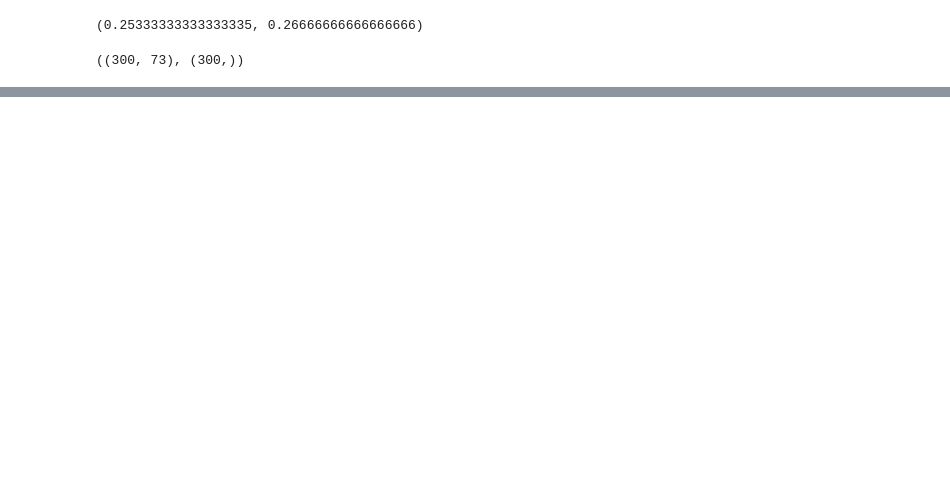
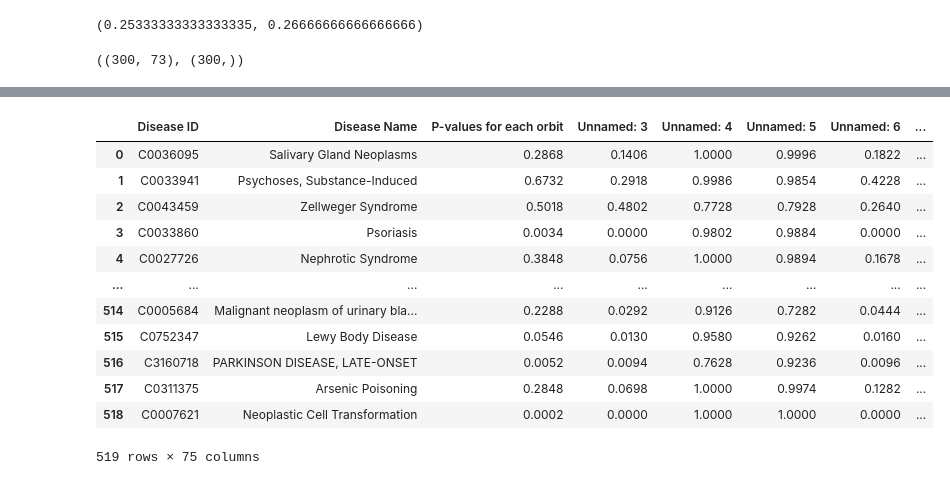
Before and after one commit to KawMaster/protein-disease-pathways, a Jupyter notebook: src/feature_analysis.ipynb, the cells around one changed output, grey strips where cells are left out. Cells and saved outputs as stored; diff of their text form; code cells hidden in the pictures; blank space fills up the shorter version.

```diff
--- a/src/feature_analysis.ipynb
+++ b/src/feature_analysis.ipynb
@@ -87,0 +89,16 @@ svc.score(X, y), lr.score(X, y)
+# %%
+motifs
+# %% [output]
+|  | Disease ID | Disease Name | P-values for each orbit | Unnamed: 3 | Unnamed: 4 | Unnamed: 5 | Unnamed: 6 | ... |
+| 0 | C0036095 | Salivary Gland Neoplasms | 0.2868 | 0.1406 | 1.0000 | 0.9996 | 0.1822 | ... |
+| 1 | C0033941 | Psychoses, Substance-Induced | 0.6732 | 0.2918 | 0.9986 | 0.9854 | 0.4228 | ... |
+| 2 | C0043459 | Zellweger Syndrome | 0.5018 | 0.4802 | 0.7728 | 0.7928 | 0.2640 | ... |
+| 3 | C0033860 | Psoriasis | 0.0034 | 0.0000 | 0.9802 | 0.9884 | 0.0000 | ... |
+| 4 | C0027726 | Nephrotic Syndrome | 0.3848 | 0.0756 | 1.0000 | 0.9894 | 0.1678 | ... |
+| ... | ... | ... | ... | ... | ... | ... | ... | ... |
+| 514 | C0005684 | Malignant neoplasm of urinary bla... | 0.2288 | 0.0292 | 0.9126 | 0.7282 | 0.0444 | ... |
+| 515 | C0752347 | Lewy Body Disease | 0.0546 | 0.0130 | 0.9580 | 0.9262 | 0.0160 | ... |
+| 516 | C3160718 | PARKINSON DISEASE, LATE-ONSET | 0.0052 | 0.0094 | 0.7628 | 0.9236 | 0.0096 | ... |
+| 517 | C0311375 | Arsenic Poisoning | 0.2848 | 0.0698 | 1.0000 | 0.9974 | 0.1282 | ... |
+| 518 | C0007621 | Neoplastic Cell Transformation | 0.0002 | 0.0000 | 1.0000 | 1.0000 | 0.0000 | ... |
+519 rows × 75 columns
```
Also changed, not shown: parts of 6 cells of this notebook.
